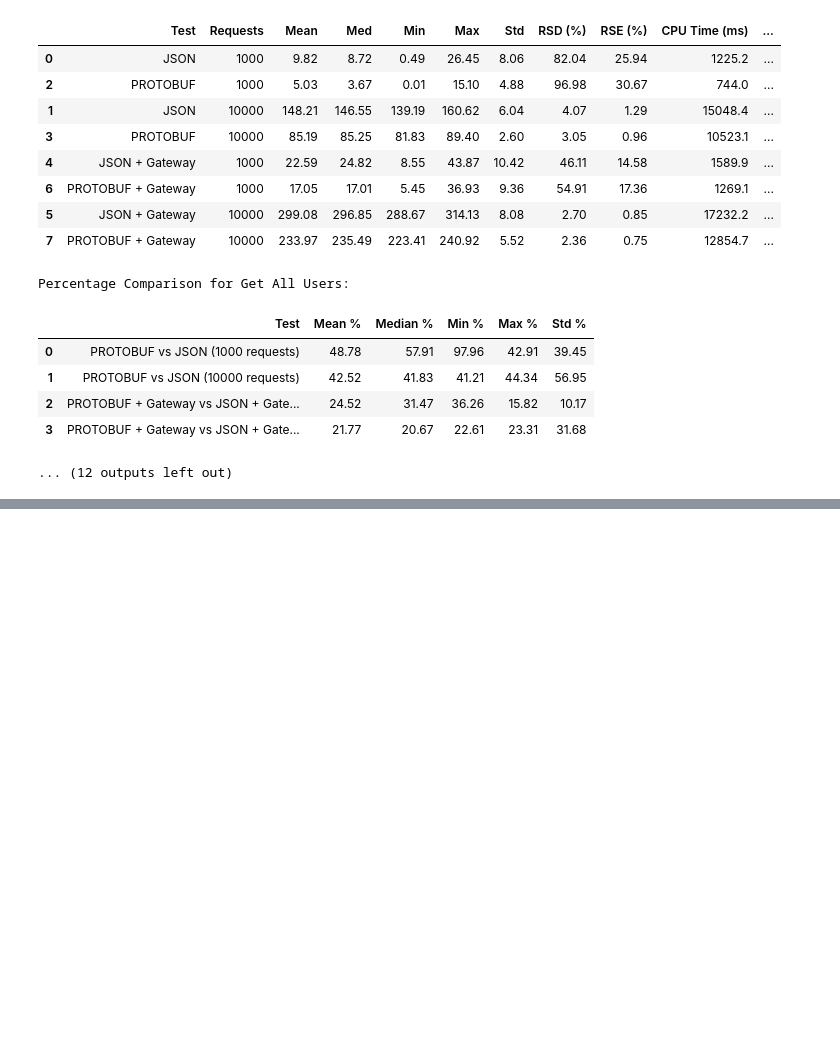
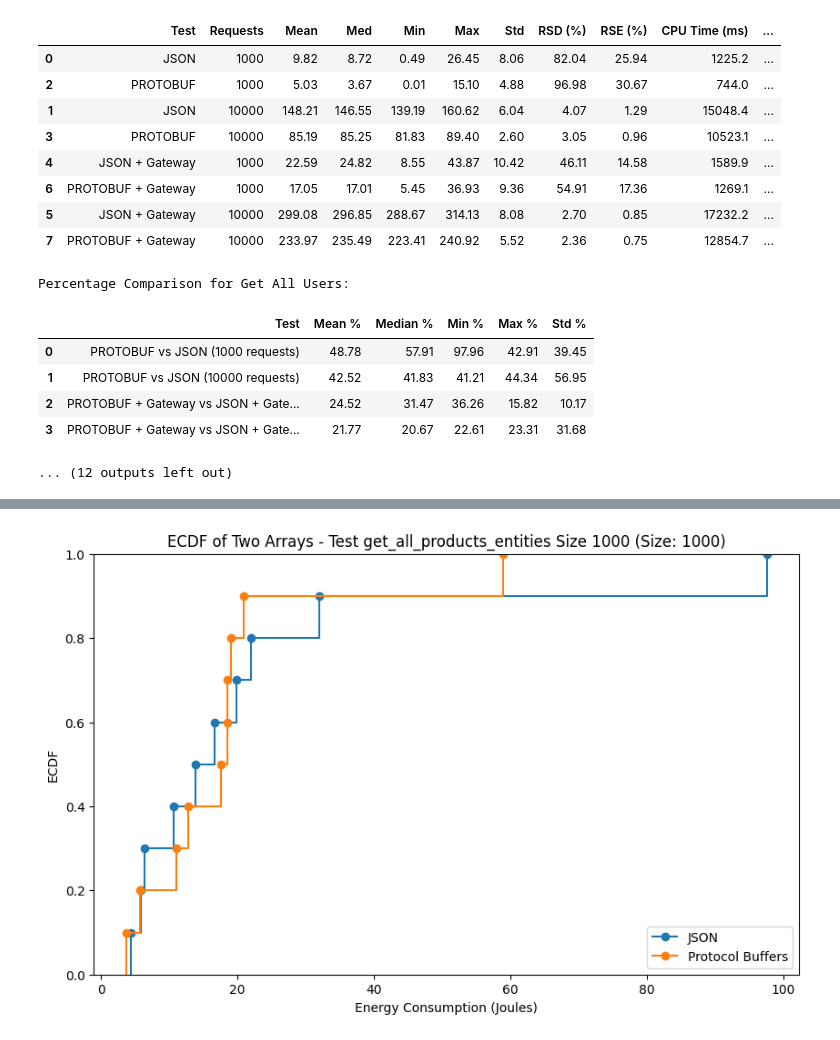
Before and after one commit to MiguelFerreira18/Comparing_JSON_and_ProtoBuf_in_HTTP-based-_REST_architectures, a Jupyter notebook: Data_Analasys/energy_consumption_data.ipynb, the cells around one changed output, grey strips where cells are left out. Cells and saved outputs as stored; diff of their text form; code cells hidden in the pictures; blank space fills up the shorter version.

```diff
--- a/Data_Analasys/energy_consumption_data.ipynb
+++ b/Data_Analasys/energy_consumption_data.ipynb
@@ -1,10 +8,4 @@
 # %%
-import os
-import pandas as pd
-import numpy as np
-from scipy import stats
-from IPython.display import display
-
 from glob import glob
 
 
@@ -117,7 +118,6 @@ def process_test_directory(base_dir, test_name, requests, gateway=False):
         return None
     if not cpu_time_consumptions:
         return None
-
     # Pearson correlation coefficient
     if len(energy_consumptions) != len(cpu_time_consumptions):
         print(f"Warning: Mismatched lengths for energy and CPU time in {test_name} with {requests} requests.")
@@ -149,7 +149,7 @@ def process_test_directory(base_dir, test_name, requests, gateway=False):
 
     }
 
-    return statistics
+    return statistics,energy_consumptions, cpu_time_consumptions
 
 
 def get_endpoint_name(path):
@@ -187,20 +187,20 @@ test_dirs = [
     "../Control_Project_JSON/k6/json_update_user/reports/json_update_user",
     "../Control_Project_JSON/k6/json_delete_user/reports/json_delete_user",
     "../Experimental_Group_ProtoBuff/k6/protobuf_get_all_products_entities/reports/protobuf_get_all_products_entities",
+    "../Experimental_Group_ProtoBuff/k6/protobuf_get_user_id/reports/protobuf_get_user_id",
     "../Experimental_Group_ProtoBuff/k6/protobuf_get_all_users/reports/protobuf_get_all_users",
-    "../Experimental_Group_ProtoBuff/k6/protobuf_get_user_id/reports/protobuf_get_user_id",
     "../Experimental_Group_ProtoBuff/k6/protobuf_create_user/reports/protobuf_create_user",
     "../Experimental_Group_ProtoBuff/k6/protobuf_update_user/reports/protobuf_update_user",
     "../Experimental_Group_ProtoBuff/k6/protobuf_delete_user/reports/protobuf_delete_user",
     "../Gateway/k6_json/json_get_all_products_entities/reports/json_get_all_products_entities_gateway",
+    "../Gateway/k6_json/json_get_user_id/reports/json_get_user_id_gateway",
     "../Gateway/k6_json/json_get_all_users/reports/json_get_all_users_gateway",
-    "../Gateway/k6_json/json_get_user_id/reports/json_get_user_id_gateway",
     "../Gateway/k6_json/json_create_user/reports/json_create_user_gateway",
     "../Gateway/k6_json/json_update_user/reports/json_update_user_gateway",
     "../Gateway/k6_json/json_delete_user/reports/json_delete_user_gateway",
     "../Gateway/k6_protobuf/protobuf_get_all_products_entities/reports/protobuf_get_all_products_entities_gateway",
+    "../Gateway/k6_protobuf/protobuf_get_user_id/reports/protobuf_get_user_id_gateway",
     "../Gateway/k6_protobuf/protobuf_get_all_users/reports/protobuf_get_all_users_gateway",
-    "../Gateway/k6_protobuf/protobuf_get_user_id/reports/protobuf_get_user_id_gateway",
     "../Gateway/k6_protobuf/protobuf_create_user/reports/protobuf_create_user_gateway",
     "../Gateway/k6_protobuf/protobuf_update_user/reports/protobuf_update_user_gateway",
     "../Gateway/k6_protobuf/protobuf_delete_user/reports/protobuf_delete_user_gateway",
@@ -225,7 +225,7 @@ for test_dir in test_dirs:
 
     # Process for both request counts
     for requests in [1000, 10000]:
-        statistics = process_test_directory(test_dir, test_type, requests, is_gateway)
+        statistics,_,_ = process_test_directory(test_dir, test_type, requests, is_gateway)
         if statistics:
             if endpoint not in endpoint_data:
                 endpoint_data[endpoint] = []
@@ -343,0 +421,75 @@ Percentage Comparison for Get All Users:
+# %%
+import matplotlib.pyplot as plt
+import seaborn as sns
+import numpy as np
+from scipy.stats import (
+    normaltest,
+   ttest_ind,
+   shapiro,
+   bootstrap
+)
+def check_normality(data):
+    p_value = 1.0
+    if len(data) < 3:
+        return False, None
+    elif len(data) < 20:
+        stat, p_value = shapiro(data)
+        return p_value > 0.05, (stat, p_value)
+    else:
+        stat, p_value = normaltest(data)
+        return p_value > 0.05, (stat, p_value)
+
+def plot_distributions(values,title,size):
+    plt.figure(figsize=(10, 6))
+    sns.kdeplot(values[0], label="JSON", fill=True)
+    sns.kdeplot(values[1], label="Protocol Buffers", fill=True)
+    plt.title("Density Plot of energy consumption - {} (Size: {})".format(title, size))
+    plt.xlabel("Energy Consumption (Joules)")
+    plt.ylabel("Density")
+    plt.legend()
+    plt.show()
+
+def plot_ecdf(values, title, size):
+    plt.figure(figsize=(10, 6))
+    sns.ecdfplot(values[0], label="JSON", marker="o")
+    sns.ecdfplot(values[1], label="Protocol Buffers", marker="o")
+    plt.title(f"ECDF of Two Arrays - {title} (Size: {size})")
+    plt.xlabel("Energy Consumption (Joules)")
+    plt.ylabel("ECDF")
+    plt.legend()
+    plt.show()
+
+
+def bootstrap_probability(data_dict):
+    for test_num, test_data in data_dict.items():
+        for size, results in test_data.items():
+            plot_ecdf(
+                [result.values for result in results],
+                f"Test {results[0].name} Size {size}",
+                size
+            )
+
+            d = (results[1].values, results[0].values,)
+            bootstrap_res = bootstrap(
+                d,
+                statistic=lambda x, y: np.mean(x - y),
+                paired=True,
+                vectorized=False,
+                n_resamples=10000,
+            )
+            ci_low, ci_high = bootstrap_res.confidence_interval
+            print(f"Bootstrap 95% CI for difference: [{ci_low:.2f}, {ci_high:.2f}]")
+
+            bootstrap_diffs = bootstrap_res.bootstrap_distribution
+            prob_B_gt_A = np.mean(bootstrap_diffs < 0)
+            p_value = np.mean(bootstrap_diffs >= 0)
+            print(
+                f"{results[0].name} - Probability Protocol Buffers < JSON: {prob_B_gt_A:.1%}"
+            )
+            print(f"Bootstrap p-value: {p_value:.4f}")
+            print(f"Conclusion: {'Reject H0' if p_value < 0.05 else 'Fail to reject H0'}\n")
+
+
+bootstrap_probability(final_dict)
+# %% [output]
+[figure, added]
```
Also changed, not shown: parts of 5 cells of this notebook, 7 other files.
